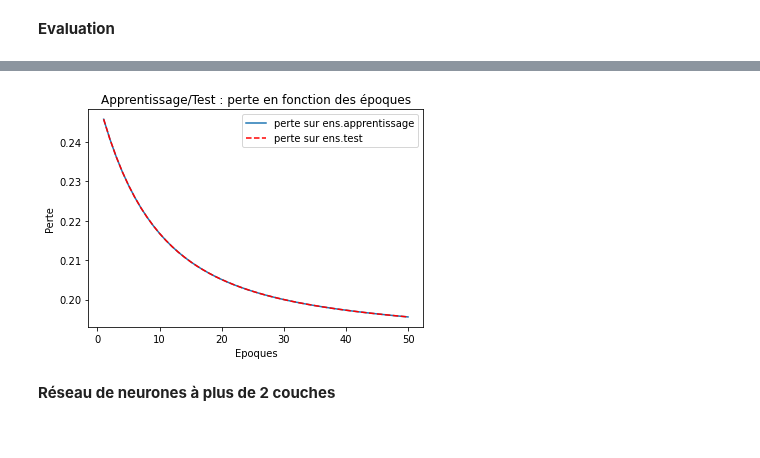
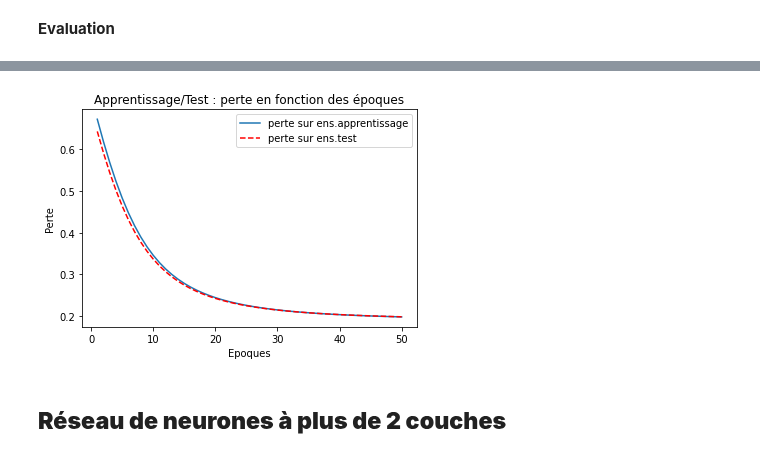
Before and after one commit to MarleneChevalier/Deep-Learning, a Jupyter notebook: Projet_DeepLearning.ipynb, the cells around one changed output, grey strips where cells are left out. Cells and saved outputs as stored; diff of their text form; code cells hidden in the pictures.

```diff
--- a/Projet_DeepLearning.ipynb
+++ b/Projet_DeepLearning.ipynb
@@ -477,21 +490,22 @@ print(score)
 # %%
 # graphique loss / epochs
 plt.clf()
 loss_train=modelfit.history['loss']
 loss_test=modelfit.history['val_loss']
 epochs=range(1,len(loss_train)+1)
 plt.legend(['Training Loss', 'Test Loss'])
 plt.plot(epochs,loss_train,label='perte sur ens.apprentissage')
-plt.plot(epochs,loss_train,'r--',label='perte sur ens.test')
+plt.plot(epochs,loss_test,'r--',label='perte sur ens.test')
 plt.title('Apprentissage/Test : perte en fonction des époques')
 plt.xlabel('Epoques')
 plt.ylabel('Perte')
 plt.legend()
 plt.show()
 # %% [output]
-[figure, old version]
+[figure, new version]
 # %% [markdown]
 **Réseau de neurones à plus de 2 couches**
+------------------------------------------
 # %%
 #Création du réseau de neurones 2 couches
 model_Ycat2=km.Sequential()
```
Also changed, not shown: parts of 15 cells of this notebook.
